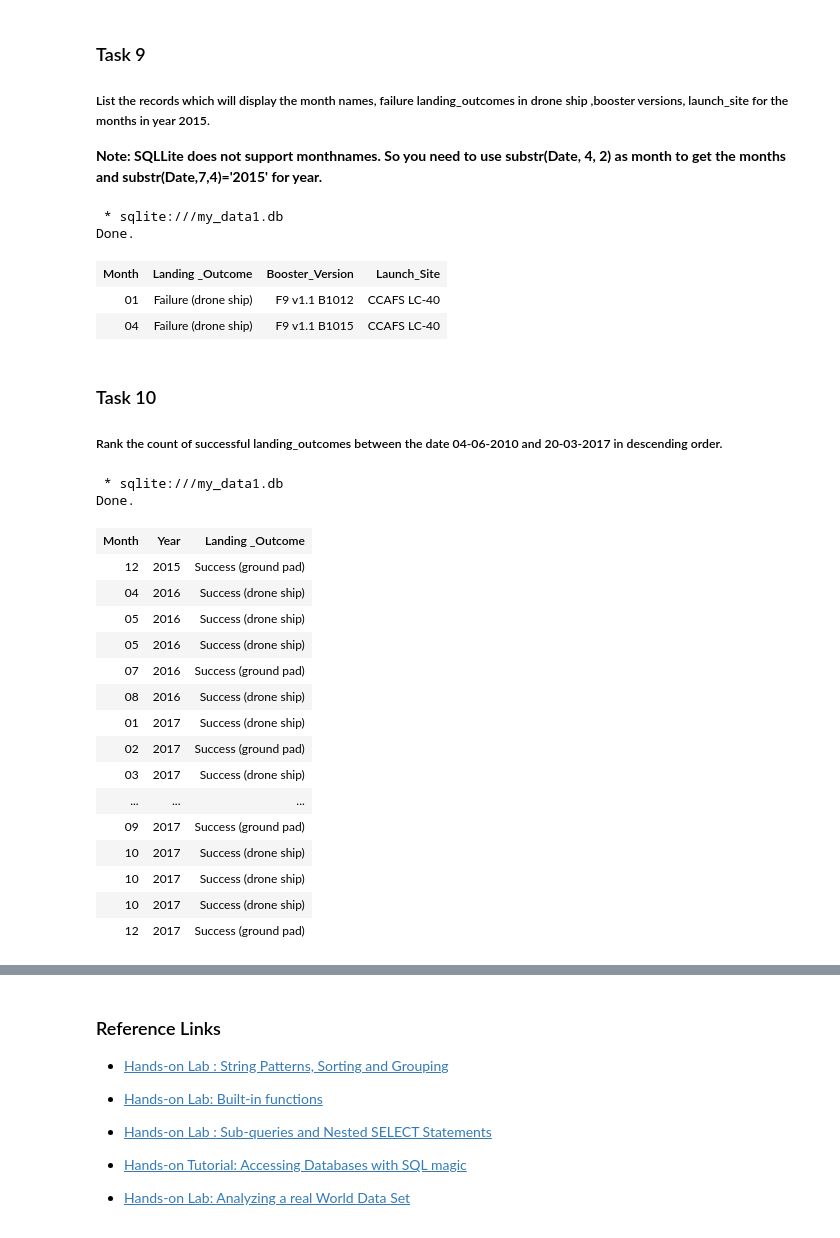
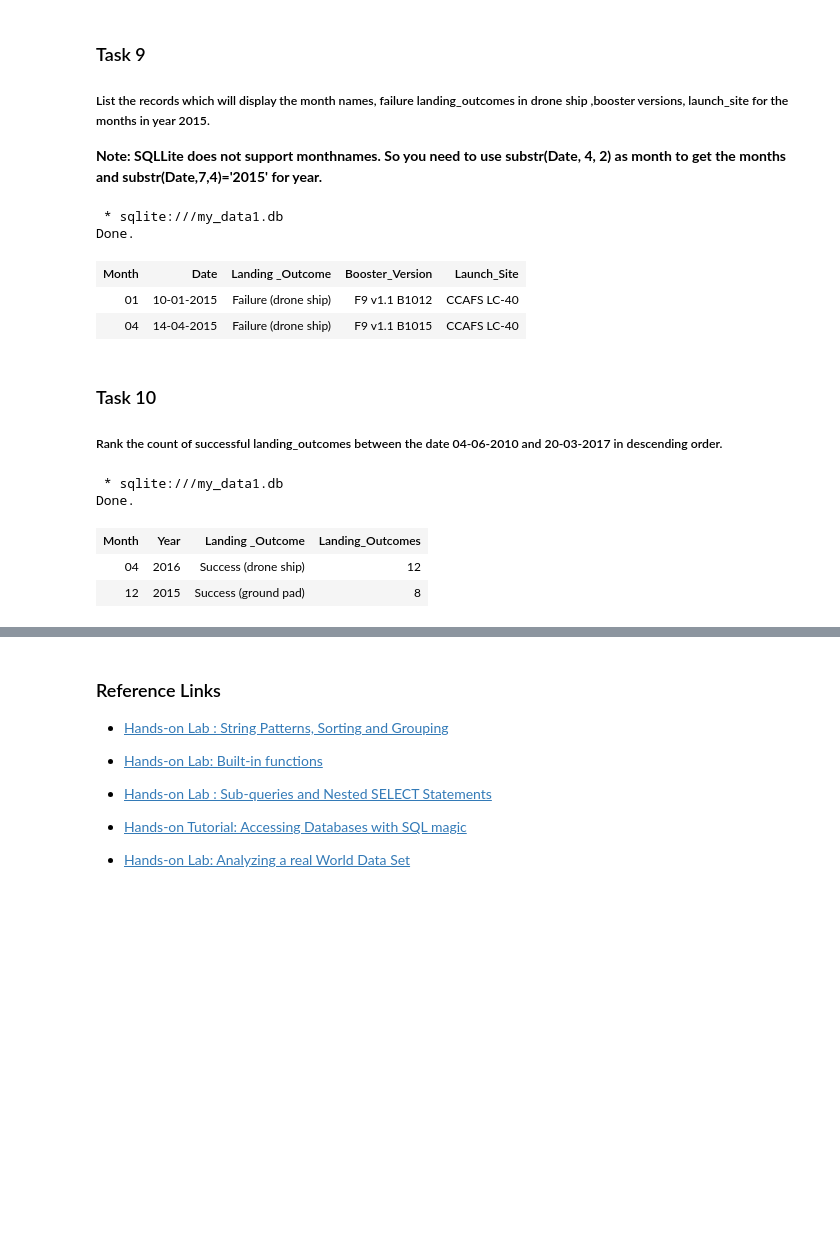
Before and after one commit to markkhusid/Applied_Data_Science_Capstone, a Jupyter notebook: Week_2_Exploratory_Data_Analysis/Lab_1_Complete_the_EDA_with_SQL/jupyter-labs-eda-sql-coursera_sqllite.ipynb, the cells around one changed output, grey strips where cells are left out. Drawn from its saved outputs; the diff is of its cells as text; code cells hidden in the pictures; blank space fills up the shorter version.

```diff
--- a/Week_2_Exploratory_Data_Analysis/Lab_1_Complete_the_EDA_with_SQL/jupyter-labs-eda-sql-coursera_sqllite.ipynb
+++ b/Week_2_Exploratory_Data_Analysis/Lab_1_Complete_the_EDA_with_SQL/jupyter-labs-eda-sql-coursera_sqllite.ipynb
@@ -285,22 +281,22 @@ Done.
 %%sql
 SELECT
 substr(Date, 4, 2) as Month,
+Date,
 [Landing _Outcome],
 Booster_Version,
 Launch_Site
-
 
 FROM SPACEXTBL
 
 WHERE
 substr(Date, 7, 4) = '2015' AND
-[Landing _Outcome] LIKE 'Failure%'
+[Landing _Outcome] = 'Failure (drone ship)';
 # %% [output]
  * sqlite:///my_data1.db
 Done.
-| Month | Landing _Outcome | Booster_Version | Launch_Site |
-| 01 | Failure (drone ship) | F9 v1.1 B1012 | CCAFS LC-40 |
-| 04 | Failure (drone ship) | F9 v1.1 B1015 | CCAFS LC-40 |
+| Month | Date | Landing _Outcome | Booster_Version | Launch_Site |
+| 01 | 10-01-2015 | Failure (drone ship) | F9 v1.1 B1012 | CCAFS LC-40 |
+| 04 | 14-04-2015 | Failure (drone ship) | F9 v1.1 B1015 | CCAFS LC-40 |
 # %% [markdown]
 ### Task 10
 
@@ -308,30 +304,23 @@ Done.
 # %%
 %%sql
 SELECT
 substr(Date, 4, 2) as Month,
 substr(Date, 7, 4) as Year,
-[Landing _Outcome]
+[Landing _Outcome],
+COUNT([Landing _Outcome]) as Landing_Outcomes
 
 FROM SPACEXTBL
 
-WHERE ([Landing _Outcome] LIKE "Success%") and
-Year BETWEEN "2010" and "2017"
+WHERE
+Year BETWEEN "2010" and "2017" and
+([Landing _Outcome] LIKE "Success%")
+
+GROUP BY [Landing _Outcome]
+
+ORDER BY Landing_Outcomes DESC;
 # %% [output]
  * sqlite:///my_data1.db
 Done.
-| Month | Year | Landing _Outcome |
-| 12 | 2015 | Success (ground pad) |
-| 04 | 2016 | Success (drone ship) |
-| 05 | 2016 | Success (drone ship) |
-| 05 | 2016 | Success (drone ship) |
-| 07 | 2016 | Success (ground pad) |
-| 08 | 2016 | Success (drone ship) |
-| 01 | 2017 | Success (drone ship) |
-| 02 | 2017 | Success (ground pad) |
-| 03 | 2017 | Success (drone ship) |
-| ... | ... | ... |
-| 09 | 2017 | Success (ground pad) |
-| 10 | 2017 | Success (drone ship) |
-| 10 | 2017 | Success (drone ship) |
-| 10 | 2017 | Success (drone ship) |
-| 12 | 2017 | Success (ground pad) |
+| Month | Year | Landing _Outcome | Landing_Outcomes |
+| 04 | 2016 | Success (drone ship) | 12 |
+| 12 | 2015 | Success (ground pad) | 8 |
```
Also changed, not shown: parts of 20 cells of this notebook, 1 other file.
